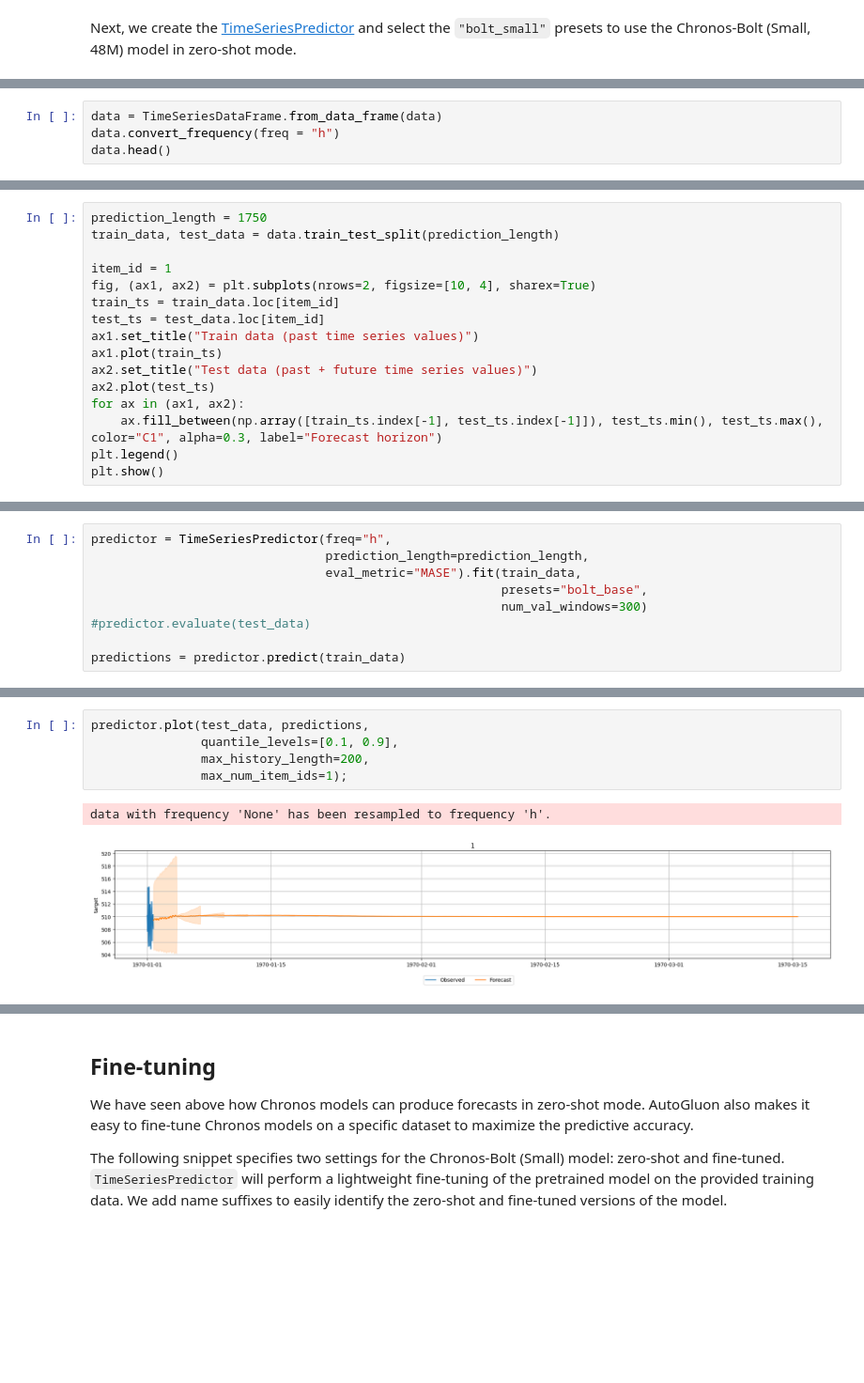
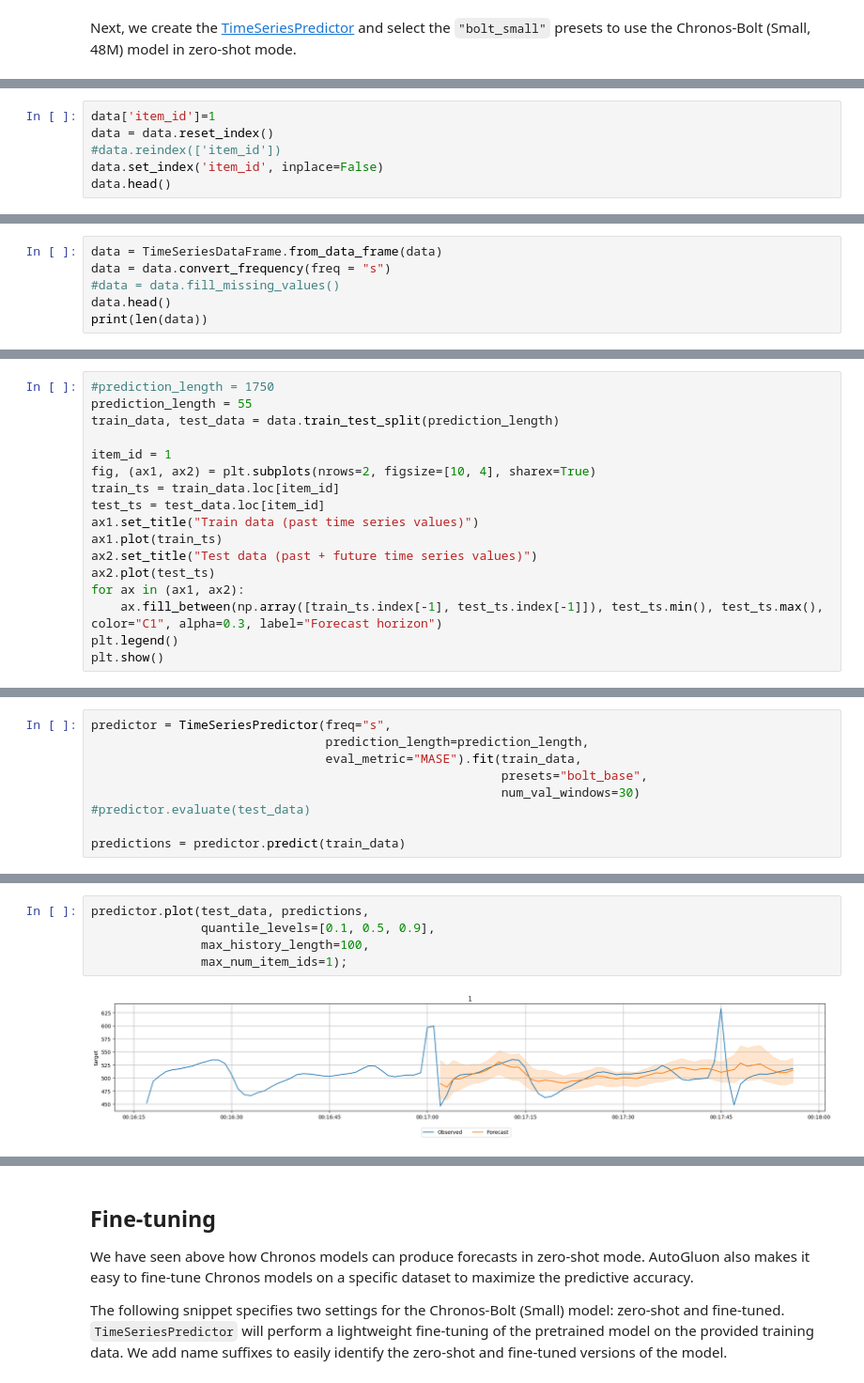
Before and after one commit to TAUforPython/ts-forecasting-ensemble, a Jupyter notebook: timeseries-chronos.ipynb, the cells around one changed output, grey strips where cells are left out. Shown at 94% size. Cells and saved outputs as stored; diff of their text form; blank space fills up the shorter version.

```diff
--- a/timeseries-chronos.ipynb
+++ b/timeseries-chronos.ipynb
@@ -79,0 +89,6 @@ plt.plot(data['timestamp'],data['target'])
+# %%
+data['item_id']=1
+data = data.reset_index()
+#data.reindex(['item_id'])
+data.set_index('item_id', inplace=False)
+data.head()
@@ -80,5 +106,7 @@ plt.plot(data['timestamp'],data['target'])
 # %%
 data = TimeSeriesDataFrame.from_data_frame(data)
-data.convert_frequency(freq = "h")
+data = data.convert_frequency(freq = "s")
+#data = data.fill_missing_values()
 data.head()
+print(len(data))
 # %% [output]
@@ -92,5 +114,6 @@ data.head()
 # %%
-prediction_length = 1750
+#prediction_length = 1750
+prediction_length = 55
 train_data, test_data = data.train_test_split(prediction_length)
 
 item_id = 1
@@ -121,9 +144,9 @@ print(len(test_ts), len(train_ts), len(test_ts)-len(train_ts))
 # %%
-predictor = TimeSeriesPredictor(freq="h",
+predictor = TimeSeriesPredictor(freq="s",
                                 prediction_length=prediction_length,
                                 eval_metric="MASE").fit(train_data,
                                                         presets="bolt_base",
-                                                        num_val_windows=300)
+                                                        num_val_windows=30)
 #predictor.evaluate(test_data)
 
 predictions = predictor.predict(train_data)
@@ -177,8 +202,7 @@ len(data_ts)
 # %%
 predictor.plot(test_data, predictions,
-               quantile_levels=[0.1, 0.9],
-               max_history_length=200,
+               quantile_levels=[0.1, 0.5, 0.9],
+               max_history_length=100,
                max_num_item_ids=1);
 # %% [output]
-data with frequency 'None' has been resampled to frequency 'h'.
-[figure, old version]
+[figure, new version]
```
Also changed, not shown: parts of 24 cells of this notebook.
